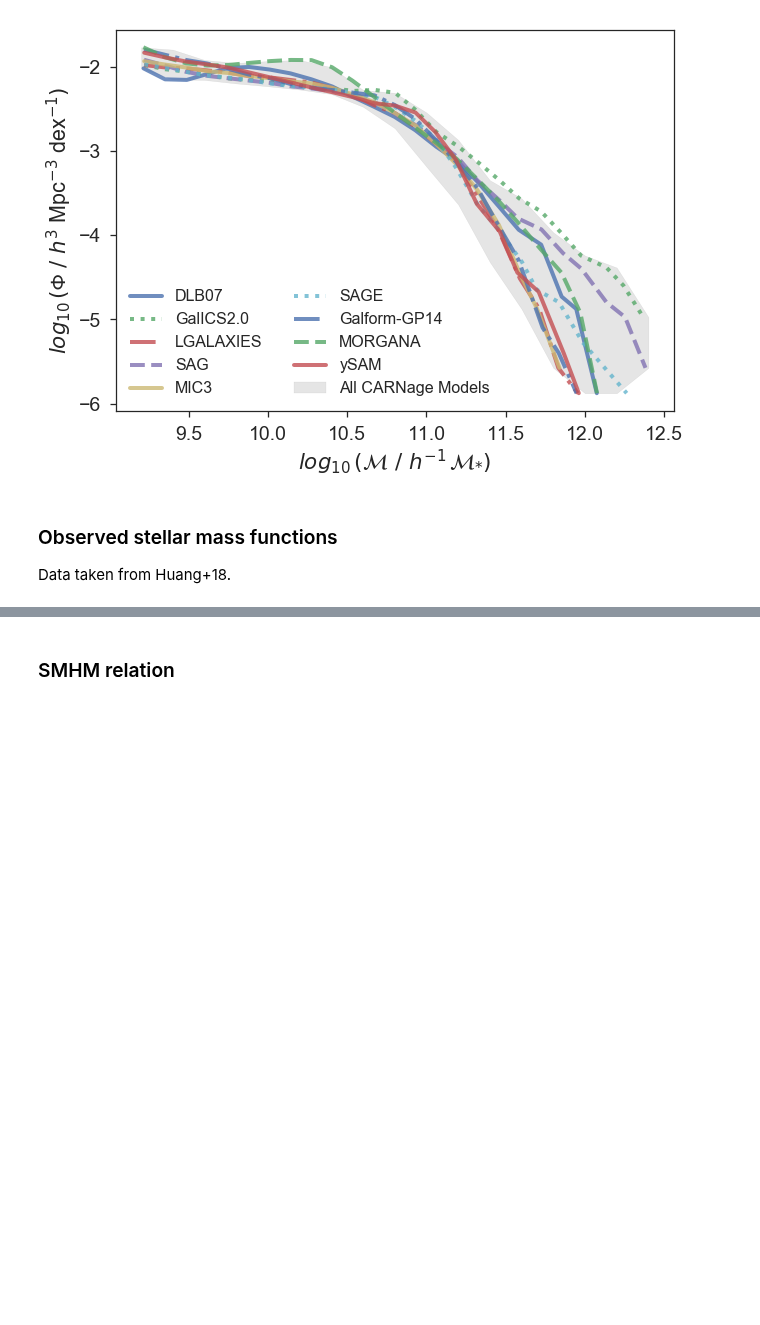
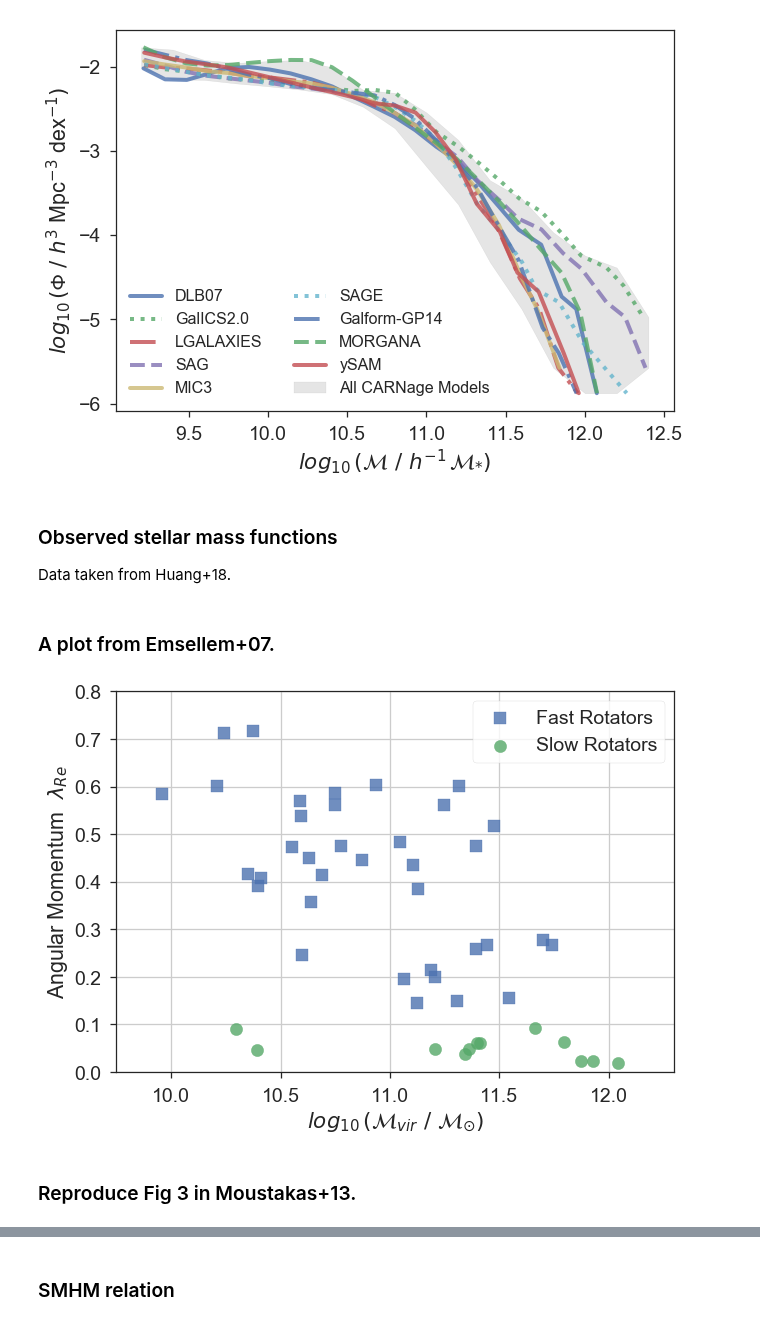
Before and after one commit to moustakas/legacyhalos, a Jupyter notebook: legacyhalos/talks/rochester-2018apr.ipynb, the cells around one changed output, grey strips where cells are left out. Drawn from its saved outputs; the diff is of its cells as text; code cells hidden in the pictures; blank space fills up the shorter version.

Commit message:
more plots

```diff
--- a/legacyhalos/talks/rochester-2018apr.ipynb
+++ b/legacyhalos/talks/rochester-2018apr.ipynb
@@ -220,3 +227,44 @@ def read_dsouza15(h=hdefault):
     good = np.where(logphi > -7.6)[0]
 
     return logmass[good], logphi[good]
+# %% [markdown]
+### A plot from Emsellem+07.
+# %%
+def read_emsellem07():
+    """Read data from Emsellem+07."""
+    tdir = os.path.join(os.getenv('CATALOGS_DIR'), '07emsellem')
+    data = pd.read_table(os.path.join(tdir, 'table1.txt'), delim_whitespace=True)
+    return data
+# %%
+def qa_emsellem07(png=None):
+    data = read_emsellem07()
+    dist = 10**((data.DM.values + 5) / 5.0) * 3.0896e16 # [m]
+    rad = data['Re'].values * 206265.0 * dist # [m]
+    sigma = data['sigma'].values * 1e3 # [m/s]
+    mvir = np.log10( 5.0 * rad * sigma**2 / 6.67e-11 / 1.99e30 ) - 10.5 # hack!
+
+    lam = data['lambda_Re'].values
+
+    fast = lam > 0.1
+    slow = ~fast
+
+    fig, ax = plt.subplots(figsize=(10, 7))
+    ax.scatter(mvir[fast], lam[fast], label='Fast Rotators',
+               marker='s', s=150, alpha=0.8)
+    ax.scatter(mvir[slow], lam[slow], label='Slow Rotators',
+               marker='o', s=150, alpha=0.8)
+    ax.legend(loc='upper right', frameon=True)
+    ax.set_xlim(9.75, 12.3)
+    ax.set_ylim(0, 0.8)
+    ax.grid()
+    ax.set_xlabel(r'$log_{10}\, (\mathcal{M}_{vir}\ /\ \mathcal{M}_{\odot})$')
+    ax.set_ylabel(r'Angular Momentum $\ \lambda_{Re}$')
+
+    if png:
+        plt.savefig(png)
+# %%
+qa_emsellem07(os.path.join(talkdir, '07emsellem-fig1.png'))
+# %% [output]
+[figure, added]
+# %% [markdown]
+### Reproduce Fig 3 in Moustakas+13.
```
Also changed, not shown: parts of 9 cells of this notebook.
